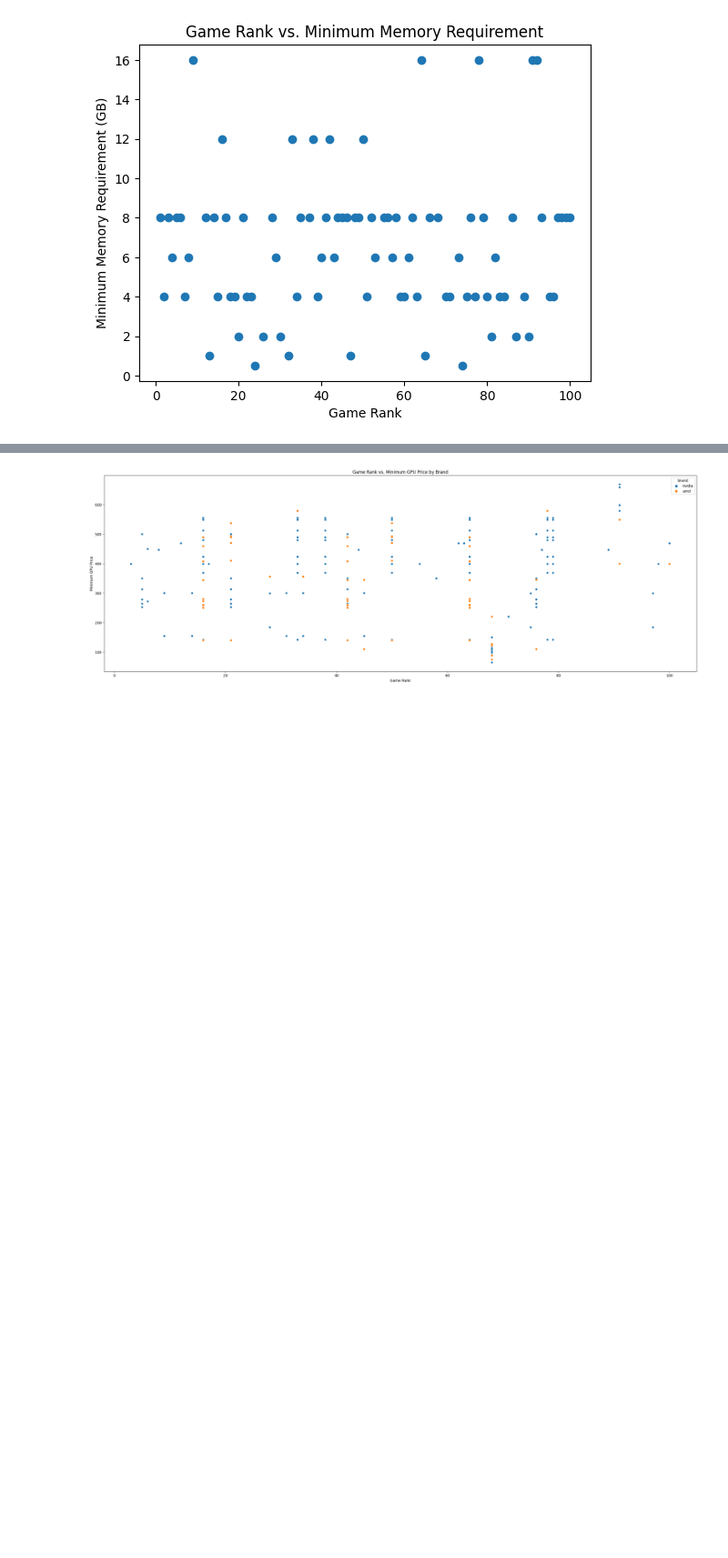
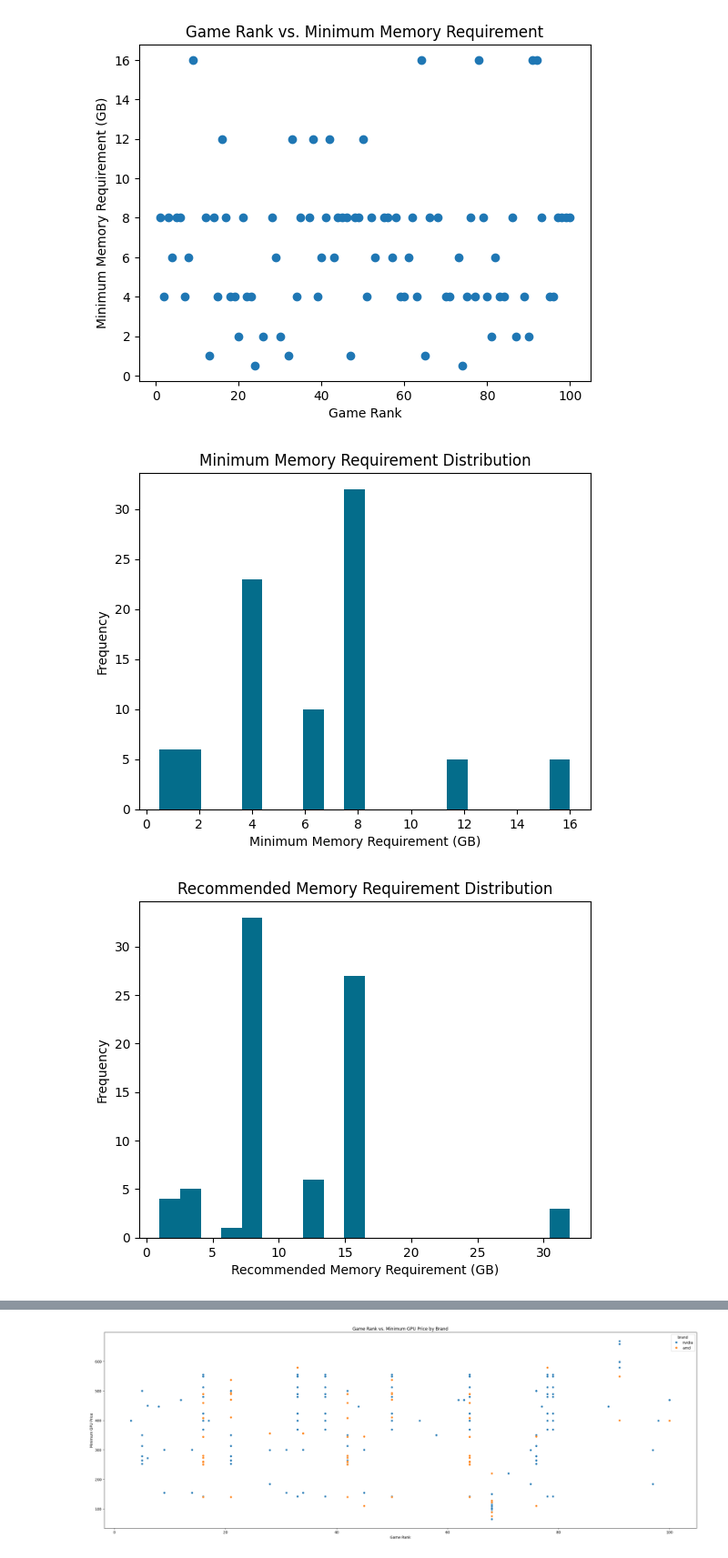
Before and after one commit to knoppds/CSCI_5502_Group_Project_01, a Jupyter notebook: gp_01_steam_data_visualization.ipynb, the cells around one changed output, grey strips where cells are left out. Shown at 91% size. Cells and saved outputs as stored; diff of their text form; code cells hidden in the pictures; blank space fills up the shorter version.

Commit message:
updated datasets and visualizaitons

```diff
--- a/gp_01_steam_data_visualization.ipynb
+++ b/gp_01_steam_data_visualization.ipynb
@@ -73,3 +73,32 @@ plt.ylabel('Minimum Memory Requirement (GB)')
 plt.show()
 # %% [output]
 [figure]
+# %%
+#create a histogram of the minimum memory requirement
+plt.hist(min_mem, bins=20, color = '#046d8b')
+plt.title('Minimum Memory Requirement Distribution')
+plt.xlabel('Minimum Memory Requirement (GB)')
+plt.ylabel('Frequency')
+plt.show()
+
+#create a histogram of the recommended memory requirement
+rec_mem = []
+for game_mem in df_steam['rec_req_mem']:
+    if game_mem is not np.nan:
+        data = re.search(r'^(?P<value>[0-9]+)? *(?P<units>[a-z]+)?', game_mem, re.IGNORECASE).groupdict()
+        if data['units'] == 'MB':
+            data['value'] = int(data['value']) / 1000
+            data['units'] = 'GB'
+        else:
+            data['value'] = int(data['value'])
+        rec_mem.append(data['value'])
+    else:
+        rec_mem.append(np.nan)
+plt.hist(rec_mem, bins=20, color = '#046d8b')
+plt.title('Recommended Memory Requirement Distribution')
+plt.xlabel('Recommended Memory Requirement (GB)')
+plt.ylabel('Frequency')
+plt.show()
+# %% [output]
+[figure, added]
+[figure, added]
```
Also changed, not shown: parts of 1 cell of this notebook, 2 other files.
